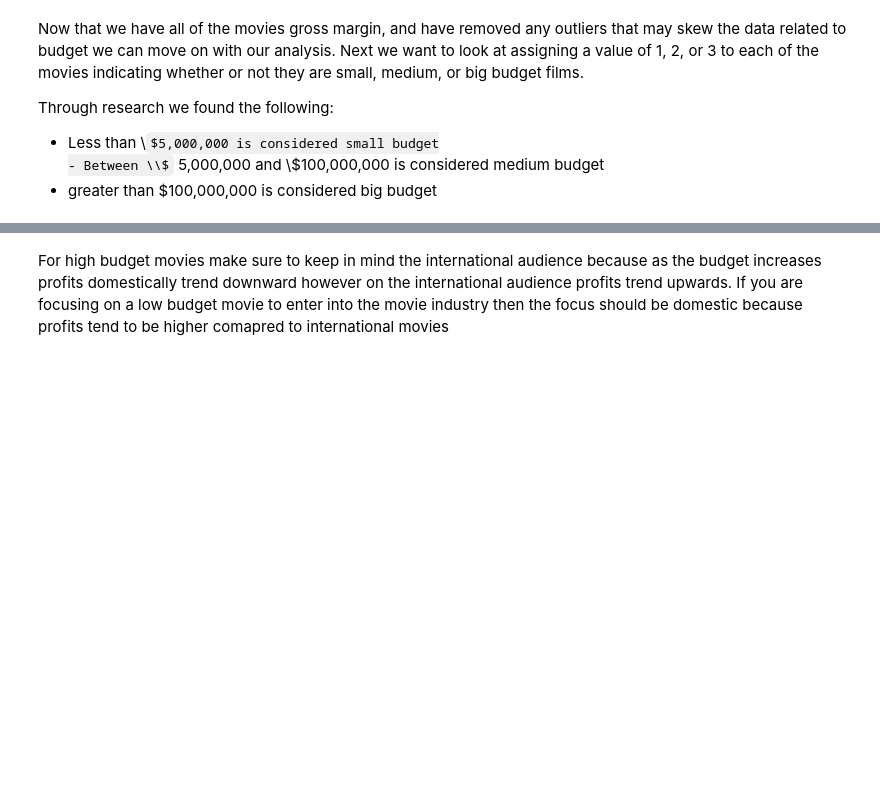
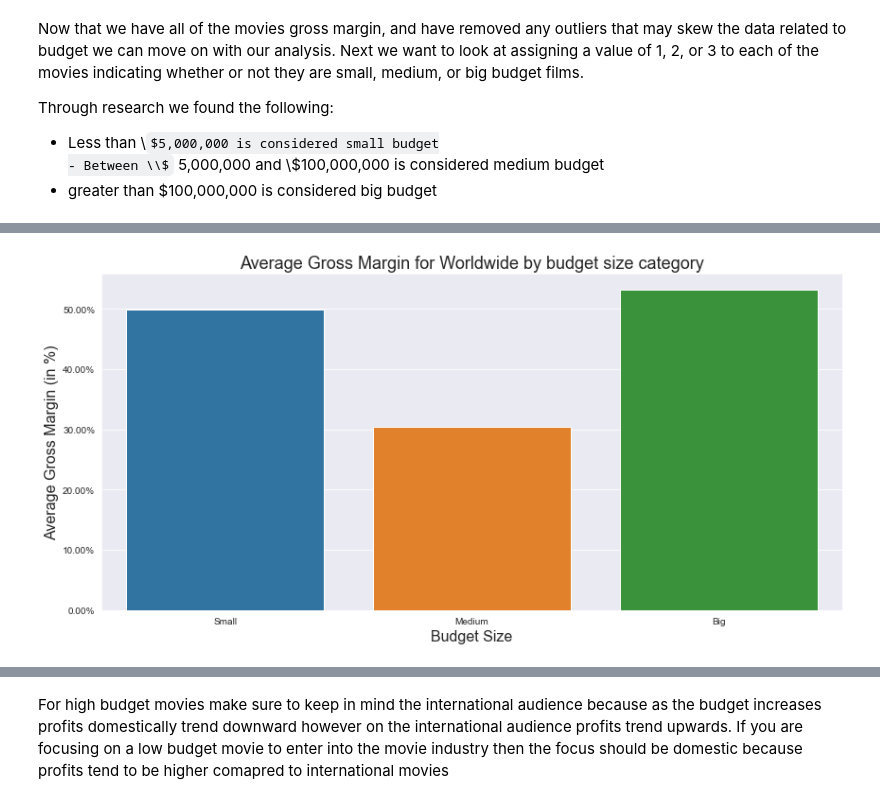
Before and after one commit to masonbatch/dsc-capstone, a Jupyter notebook: student.ipynb, the cells around one changed output, grey strips where cells are left out. Cells and saved outputs as stored; diff of their text form; code cells hidden in the pictures; some formulas as TeX source; blank space fills up the shorter version.

```diff
--- a/student.ipynb
+++ b/student.ipynb
@@ -250,14 +428,3 @@ budgets.join(filtered_budgets, rsuffix='_filtered').boxplot(['gross_margin_ww_fi
-# %%
-filtered_budgets.loc[:, 'gross_margin_dom'] = (filtered_budgets['domestic_gross'] -
-                                        filtered_budgets['production_budget']) / filtered_budgets['domestic_gross'] * 100
-filtered_budgets.loc[:, 'gross_margin_for'] = (filtered_budgets['foreign_gross'] -
-                                        filtered_budgets['production_budget']) / filtered_budgets['foreign_gross'] * 100
-
-filtered_budgets.loc[:, 'gross_margin_for'] = filtered_budgets.loc[:, 'gross_margin_for'].apply(
-    lambda x: np.NAN if ((x == -np.inf) or (x == np.inf)) else x)
-
-filtered_budgets.loc[:, 'gross_margin_dom'] = filtered_budgets.loc[:, 'gross_margin_dom'].apply(
-    lambda x: np.NAN if ((x == -np.inf) or (x == np.inf)) else x)
 # %% [markdown]
 Now that we have all of the movies gross margin, and have removed any outliers that may skew the data related to budget we can move on with our analysis. Next we want to look at assigning a value of 1, 2, or 3 to each of the movies indicating whether or not they are small, medium, or big budget films.
 
@@ -277,3 +434,0 @@ def budget_size(val):
-# %%
-# Create budget size categorical variable to analyze differences between them
-filtered_budgets.loc[:, 'budget_size'] = filtered_budgets.loc[:, 'production_budget'].apply(budget_size)
@@ -280,14 +450,16 @@ filtered_budgets.loc[:, 'budget_size'] = filtered_budgets.loc[:, 'production_bud
 # %%
 fig, ax = plt.subplots(figsize=(12,6))
 # get the month values and aggregate gross margin to plot
 x_values = ['Small', 'Medium', 'Big']
 agg_margin = filtered_budgets.groupby('budget_size')['gross_margin_ww'].mean()
 
 sns.barplot(x=x_values, y = agg_margin.values)
 ax.set_ylabel("Average Gross Margin (in %)", fontsize=16)
 ax.set_xlabel("Budget Size", fontsize = 16)
 vals = ax.get_yticks()
 ax.set_yticklabels([f'{x:.2f}%' for x in vals])
 
-ax.set_title("Average Gross Margin for each budget size category", fontsize = 18)
+ax.set_title("Average Gross Margin for Worldwide by budget size category", fontsize = 18)
 plt.tight_layout();
+# %% [output]
+[figure, added]
```
Also changed, not shown: parts of 61 cells of this notebook, 1 other file.
